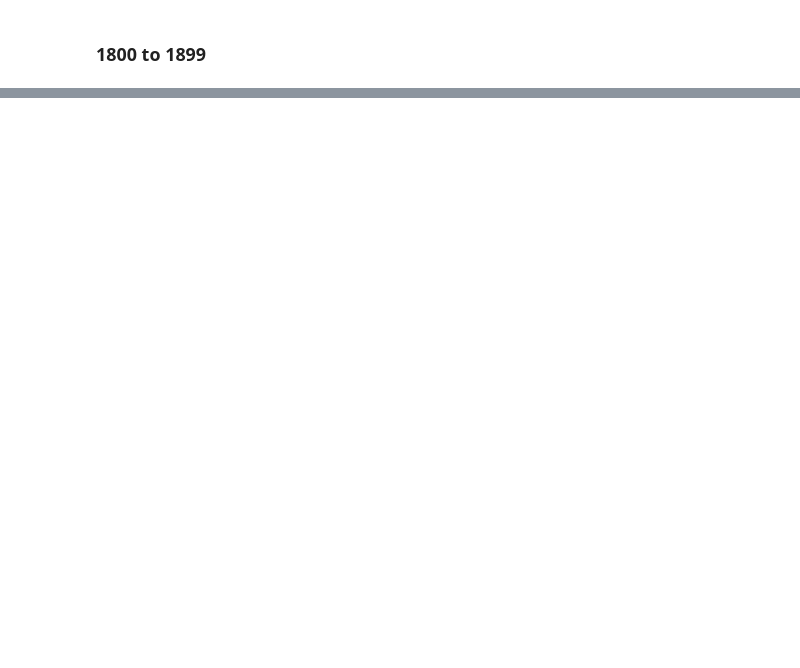
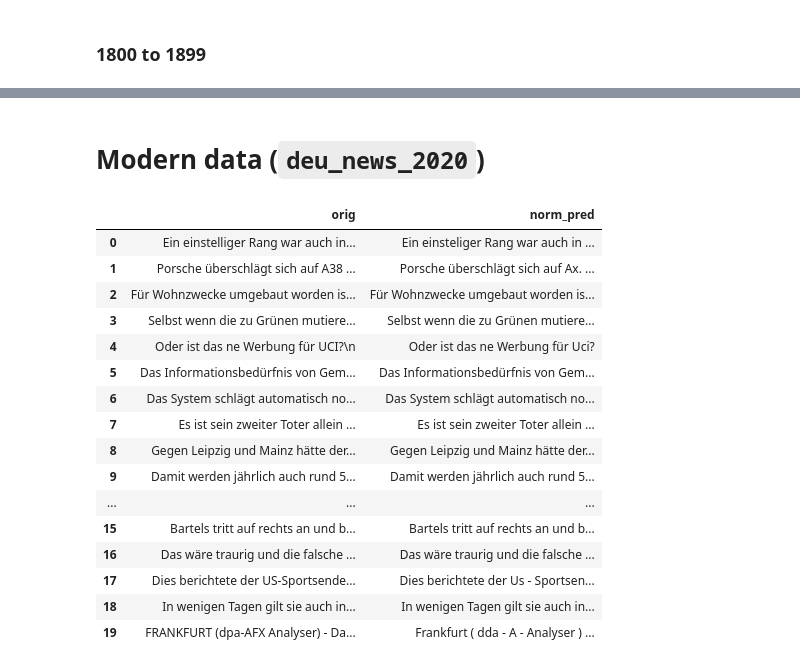
Before and after one commit to ybracke/transnormer, a Jupyter notebook: notebooks/exploratory/inspect_predictions.ipynb, the cells around one changed output, grey strips where cells are left out. Saved outputs shown, nothing was run; the diff lists cells and outputs as text; code cells hidden in the pictures; blank space fills up the shorter version.

Commit message:
Add modern data to notebook

```diff
--- a/notebooks/exploratory/inspect_predictions.ipynb
+++ b/notebooks/exploratory/inspect_predictions.ipynb
@@ -106,6 +109,13 @@ part = "1700to1799"
 df1700to1799 = pd.DataFrame(data={"orig" : ds[part]["orig"], "norm_pred" : ds[part]["norm_pred_str"]})
 part = "1800to1899"
 df1800to1899 = pd.DataFrame(data={"orig" : ds[part]["orig"], "norm_pred" : ds[part]["norm_pred_str"]})
+# %%
+from transnormer.data.loader import read_leipzig_raw
+data_modern = read_leipzig_raw("/home/bracke/code/transnormer/data/raw/leipzig-corpora/deu_news_2020_1M-sentences.txt")
+ds_modern = datasets.Dataset.from_dict(data_modern)
+ds_modern = ds_modern.shuffle().select(range(N))
+ds_modern = ds_modern.map(generate_normalization, batched=True, batch_size=8, )
+df_modern = pd.DataFrame(data={"orig" : ds_modern["orig"], "norm_pred" : ds_modern["norm_pred_str"]})
 # %% [markdown]
 ## Inspect dataframes
 # %% [markdown]
@@ -176,0 +187,22 @@ df1800to1899.head(20)
+# %% [markdown]
+# Modern data (`deu_news_2020`)
+# %%
+df_modern.head(20)
+# %% [output]
+|  | orig | norm_pred |
+| 0 | Ein einstelliger Rang war auch in... | Ein einsteliger Rang war auch in ... |
+| 1 | Porsche überschlägt sich auf A38 ... | Porsche überschlägt sich auf Ax. ... |
+| 2 | Für Wohnzwecke umgebaut worden is... | Für Wohnzwecke umgebaut worden is... |
+| 3 | Selbst wenn die zu Grünen mutiere... | Selbst wenn die zu Grünen mutiere... |
+| 4 | Oder ist das ne Werbung für UCI?\n | Oder ist das ne Werbung für Uci? |
+| 5 | Das Informationsbedürfnis von Gem... | Das Informationsbedürfnis von Gem... |
+| 6 | Das System schlägt automatisch no... | Das System schlägt automatisch no... |
+| 7 | Es ist sein zweiter Toter allein ... | Es ist sein zweiter Toter allein ... |
+| 8 | Gegen Leipzig und Mainz hätte der... | Gegen Leipzig und Mainz hätte der... |
+| 9 | Damit werden jährlich auch rund 5... | Damit werden jährlich auch rund 5... |
+| ... | ... | ... |
+| 15 | Bartels tritt auf rechts an und b... | Bartels tritt auf rechts an und b... |
+| 16 | Das wäre traurig und die falsche ... | Das wäre traurig und die falsche ... |
+| 17 | Dies berichtete der US-Sportsende... | Dies berichtete der Us - Sportsen... |
+| 18 | In wenigen Tagen gilt sie auch in... | In wenigen Tagen gilt sie auch in... |
+| 19 | FRANKFURT (dpa-AFX Analyser) - Da... | Frankfurt ( dda - A - Analyser ) ... |
```
Also changed, not shown: parts of 5 cells of this notebook.
